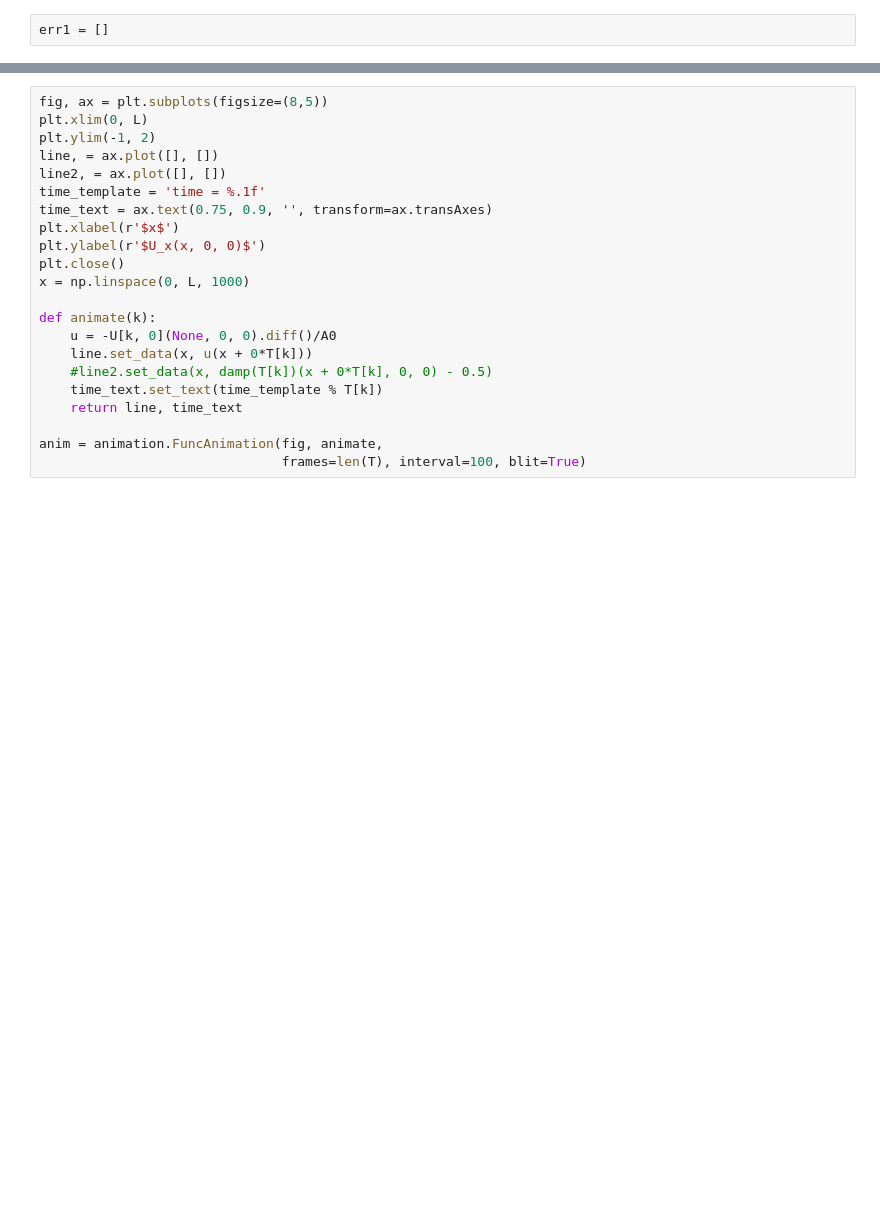
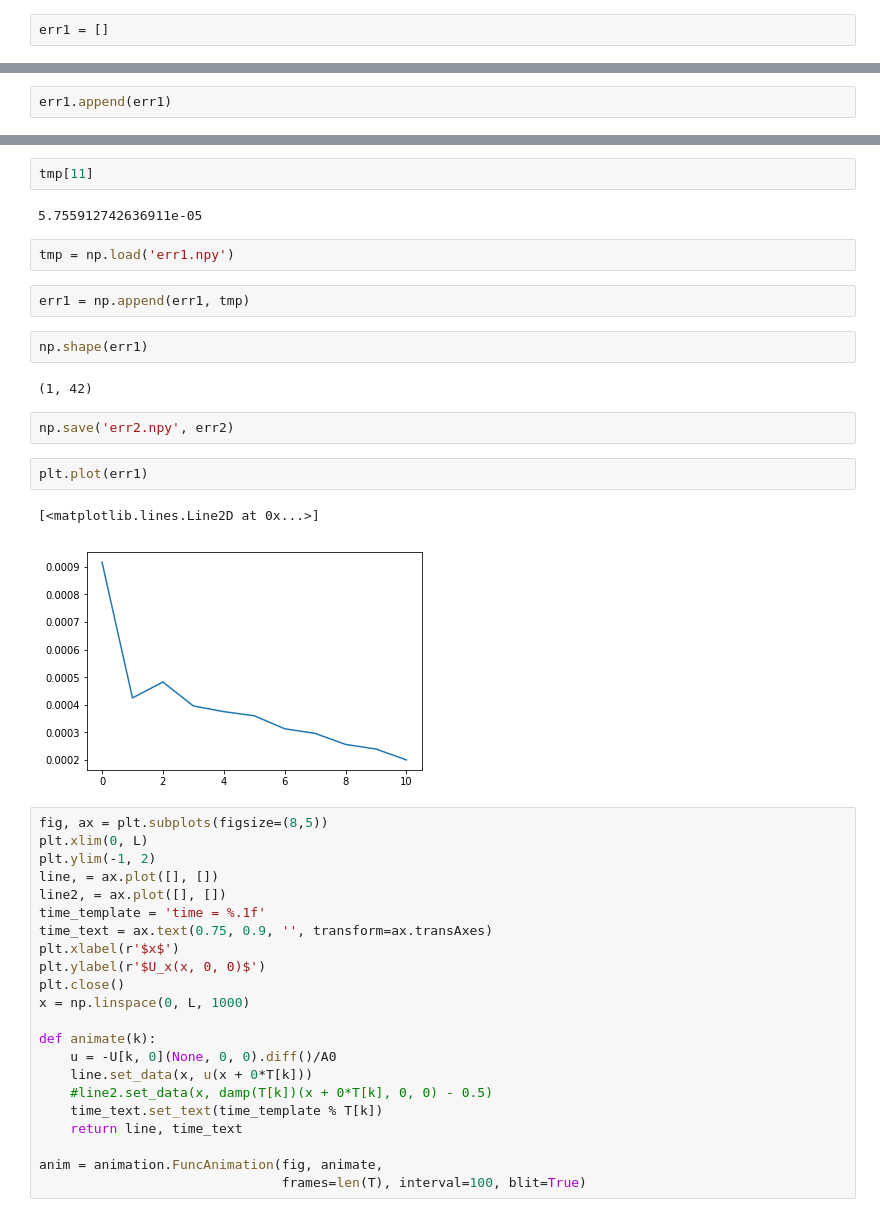
Before and after one commit to fgarbuzov/Spectral, a Jupyter notebook: NonlinearElasticityCylinder.ipynb, the cells around one changed output, grey strips where cells are left out. Saved outputs shown, nothing was run; the diff lists cells and outputs as text; blank space fills up the shorter version.

```diff
--- a/NonlinearElasticityCylinder.ipynb
+++ b/NonlinearElasticityCylinder.ipynb
@@ -184,0 +237,2 @@ err1
+# %%
+err1.append(err1)
@@ -185,3 +289,22 @@ err1
+# %%
+tmp[11]
+# %% [output]
+5.755912742636911e-05
+# %%
+tmp = np.load('err1.npy')
+# %%
+err1 = np.append(err1, tmp)
+# %%
+np.shape(err1)
+# %% [output]
+(1, 42)
+# %%
+np.save('err2.npy', err2)
+# %%
+plt.plot(err1)
+# %% [output]
+[<matplotlib.lines.Line2D at 0x...>]
+[figure, added]
 # %%
 fig, ax = plt.subplots(figsize=(8,5))
 plt.xlim(0, L)
```
Also changed, not shown: parts of 30 cells of this notebook, 3 other files.
